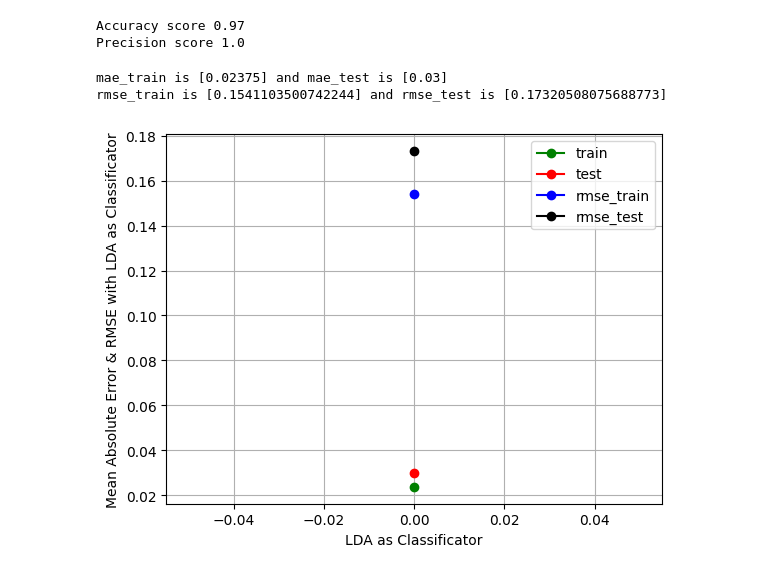
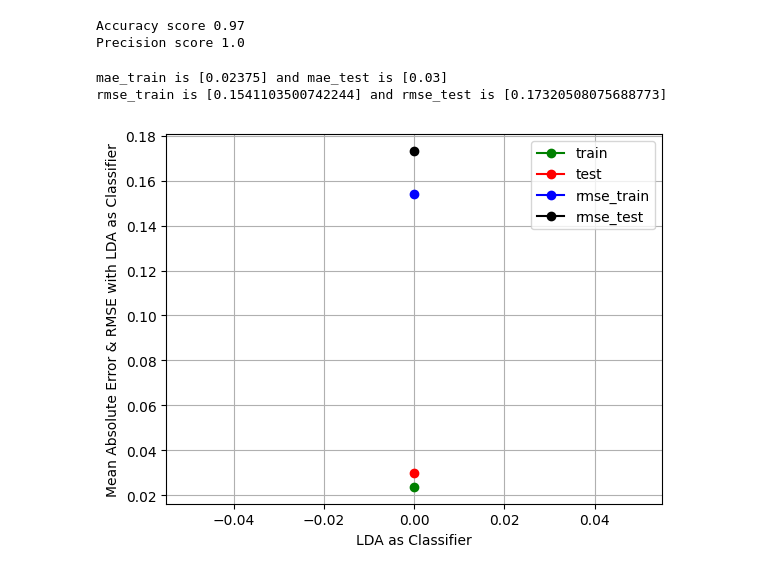
Before and after one commit to ArkadijRessin/digethic-ds-project, a Jupyter notebook: notepads/DS-Project_dementia_smalldataset.ipynb, the cells around one changed output. Drawn from its saved outputs; the diff is of its cells as text; code cells hidden in the pictures.

```diff
--- a/notepads/DS-Project_dementia_smalldataset.ipynb
+++ b/notepads/DS-Project_dementia_smalldataset.ipynb
@@ -619,8 +619,8 @@ test_model_regular(x, y)
 | rmse_test  | 0.0           | 0.0               | 0.0       | 0.728           | 0.0 | 0.5477              | 0.0          | 0.0        | 0.3162     |
 [figure]
 # %%
-def training_pca10(model, name, ax):
-    x_train, x_test, y_train, y_test = train_test_split(x_pca, y, random_state=42, test_size=0.2)
+def training_regular(model, name, ax):
+    x_train, x_test, y_train, y_test = train_test_split(x, y, random_state=42, test_size=0.2)
     model.fit(x_train, y_train)
     pred = model.predict(x_test)
     # Calculating  accuracy score
@@ -654,8 +654,8 @@ fig, axes = plt.subplots(nrows=3, ncols=3, figsize=(15, 15))
 index = 0
 for i in range(3):
     for j in range(3):
-        training_pca10(models[index], names[index], axes[i][j])
+        training_regular(models[index], names[index], axes[i][j])
         index += 1
 
-plt.savefig ("ConfusionMatrix_PCA10.png")
+plt.savefig ("ConfusionMatrix_regular.png")
 # %% [output]
@@ -1039,35 +1037,35 @@ Precision score 1.0
 # %%
 mae_train = []
 mae_test = []
 rmse_train = []
 rmse_test = []
 
-
+x_train, x_test, y_train, y_test = train_test_split(x, y, random_state=42, test_size=0.2)
 y_test_pred =LDA_pred
 y_train_pred =LDA.predict(x_train)
 
 mae_train.append(mean_absolute_error(y_train, y_train_pred))
 mae_test.append(mean_absolute_error(y_test, y_test_pred))
 
 rmse_train.append(np.sqrt(mean_squared_error(y_train, y_train_pred)))
 rmse_test.append(np.sqrt(mean_squared_error(y_test, y_test_pred)))
 
 print(f"mae_train is {mae_train} and mae_test is {mae_test}")
 print(f"rmse_train is {rmse_train} and rmse_test is {rmse_test}")
 
 plt.plot(mae_train, 'o-', color='green', label='train')
 plt.plot(mae_test, 'o-', color='red', label='test')
 
 plt.plot(rmse_train, 'o-', color='blue', label='rmse_train')
 plt.plot(rmse_test, 'o-', color='black', label='rmse_test')
 
 plt.legend()
 plt.grid()
-plt.xlabel('LDA as Classificator')
-plt.ylabel('Mean Absolute Error & RMSE with LDA as Classificator')
-plt.savefig ("Mean Absolute Error & RMSE with LDA as Classificato"+".png")
+plt.xlabel('LDA as Classifier')
+plt.ylabel('Mean Absolute Error & RMSE with LDA as Classifier')
+plt.savefig ("Mean Absolute Error & RMSE with LDA as Classifier"+".png")
 plt.show()
 # %% [output]
 mae_train is [0.02375] and mae_test is [0.03]
 rmse_train is [0.1541103500742244] and rmse_test is [0.17320508075688773]
-[figure, old version]
+[figure, new version]
```
Also changed, not shown: parts of 11 cells of this notebook.
